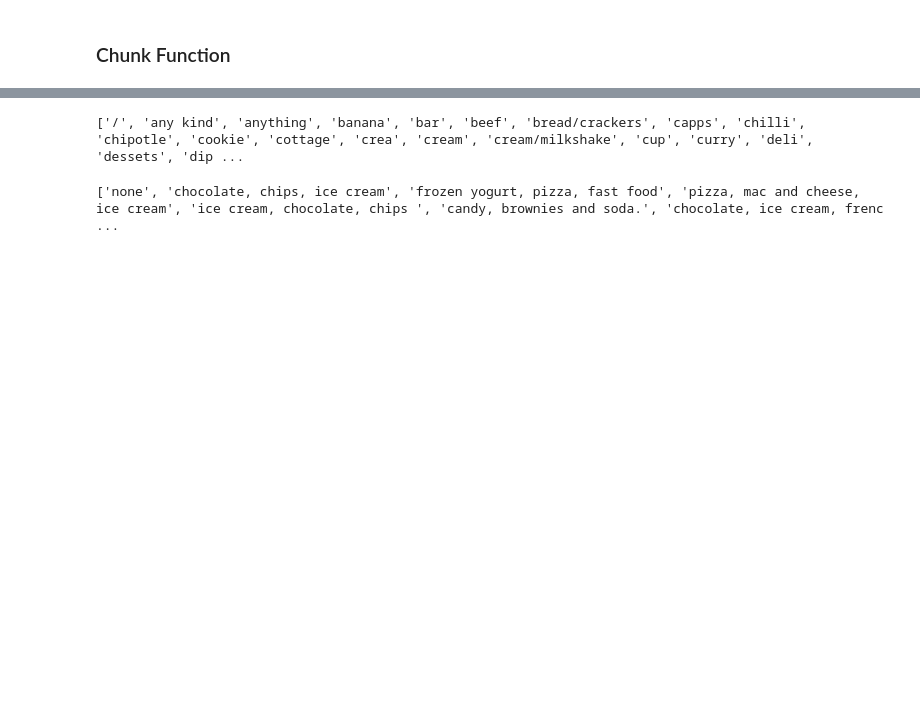
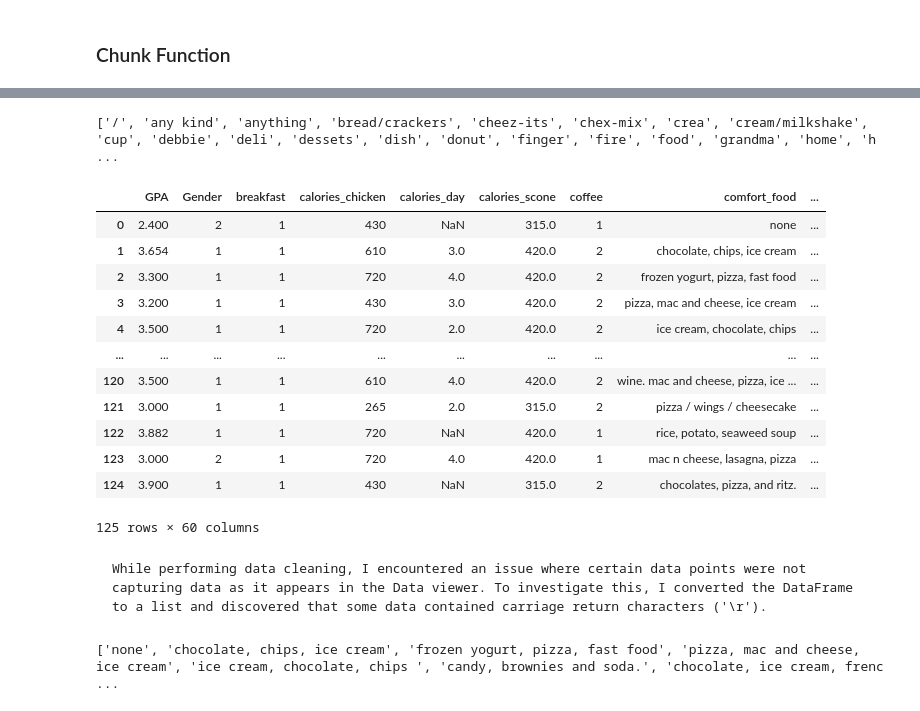
Before and after one commit to leedh7878/DanielLee_Project_Portfolio, a Jupyter notebook: Food_Choice/src/Food_Choice_ Data_Cleansing.ipynb, the cells around one changed output, grey strips where cells are left out. Drawn from its saved outputs; the diff is of its cells as text; code cells hidden in the pictures; blank space fills up the shorter version.

```diff
--- a/Food_Choice/src/Food_Choice_ Data_Cleansing.ipynb
+++ b/Food_Choice/src/Food_Choice_ Data_Cleansing.ipynb
@@ -336,10 +333,11 @@ print(sorted(set(flat_list_1st))) #TODO check the output
 
 #### I manually removed certain words from the list that were not appropriate for describing food.
 # %%
-list_keep_1st = ['almond', 'banana sandwich', 'beef jerky', 'bread',  'broccoli', 'brownie', 'burger', 'burrito', 'butter', 'butter naan', 'cake', 'candy', 'candy bar','carrot', 'cereal', 'cheese', 'cheeseburger', 'cheesecake', 'cheez-its', 'chex-mix', 'chicken', 'chicken curry', 'chicken finger', 'chicken nugget', 'chicken wing',  'chip', 'chocolate', 'chocolate bar', 'chocolate brownie', 'chocolate ice cream', 'coffee', 'cookie dough', 'cooky', 'cornbread', 'cottage cheese', 'deli sandwhich', 'doritos', 'doughnut', 'egg', 'fast food', 'fritos', 'fruit', 'fruit snack', 'fry', 'grape', 'hamburger', 'ice capps', 'ice cream', 'kit kat', 'lasagna', 'macaroni', 'macaroon', 'mcdonalds', 'meatball sub', 'milkshake', 'moes', 'mozzarella stick', 'none', 'noodle', 'nugget', 'nutella', 'omelet', 'pasta', 'peanut butter', 'peanut butter sandwich', 'pepper', 'pepsi', 'pierogies', 'pizza', 'pizza chocolate chip', 'pizza cooky steak', 'plantain chip', 'popcorn', 'pot pie', 'potato', 'potato chip', 'potato soup', 'pretzel', 'protein bar', 'quinoa', 'ranch', 'reese', 'rice', 'ritz', 'salsa', 'salty snack', 'slim jims', 'snack', 'soda', 'soup', 'spaghetti', 'sponge candy', 'squash', 'sub', 'sushi', 'terra chip', 'tikka masala', 'toast', 'tomato soup', 'truffle', 'tuna sandwich', 'twizzlers', 'vinegar chip', 'watermelon', 'wine', 'wing', 'yogurt']
+list_keep_1st = ['almond', 'bagel', 'banana', 'bar', 'beef', 'bread', 'broccoli', 'brownie', 'burger', 'burrito', 'butter', 'cake', 'candy', 'capps', 'carrot', 'cereal', 'cheese', 'cheeseburger', 'cheesecake', 'chicken', 'chilli', 'chip', 'chipotle', 'chocolate', 'coffee', 'cookie', 'cooky', 'cornbread', 'cottage', 'cream', 'curry', 'dip', 'doritos', 'dough', 'doughnut', 'egg', 'fast food', 'fritos', 'fruit', 'fry', 'grape', 'hamburger', 'jerky', 'jims', 'lasagna','macaroni', 'macaroon', 'masala', 'mcdonalds', 'meatball', 'milkshake', 'mozzarella', 'naan', 'noodle', 'nugget', 'nutella', 'omelet', 'pancake', 'pasta', 'peanut', 'pepper', 'pepsi', 'pie', 'pierogies', 'pizza', 'popcorn', 'pot', 'potato', 'pretzals', 'pretzel', 'protein', 'quinoa', 'ranch', 'rice', 'ritz', 'salsa', 'salt', 'sandwhich', 'sandwich', 'slim', 'snack', 'soda', 'soup', 'spaghetti', 'squash', 'stick', 'sub', 'sushi', 'sweet', 'tikka', 'toast', 'tomato', 'truffle', 'tuna', 'twizzlers', 'vinegar', 'watermelon', 'wine', 'wing', 'yogurt']
+
 
 
 list_remove_1st = list(set(flat_list_1st)-set(list_keep_1st))
 print(sorted(list_remove_1st)) ##TODO Check what words werer sorted out
 # %% [output]
-['/', 'any kind', 'anything', 'banana', 'bar', 'beef', 'bread/crackers', 'capps', 'chilli', 'chipotle', 'cookie', 'cottage', 'crea', 'cream', 'cream/milkshake', 'cup', 'curry', 'deli', 'dessets', 'dip ...
+['/', 'any kind', 'anything', 'bread/crackers', 'cheez-its', 'chex-mix', 'crea', 'cream/milkshake', 'cup', 'debbie', 'deli', 'dessets', 'dish', 'donut', 'finger', 'fire', 'food', 'grandma', 'home', 'h ...
@@ -380,3 +344,21 @@ def find_sentences_with_word(sentences, target_words, threshold=0.85):
+# %%
+data_cleaning
+# %% [output]
+|  | GPA | Gender | breakfast | calories_chicken | calories_day | calories_scone | coffee | comfort_food | ... |
+| 0 | 2.400 | 2 | 1 | 430 | NaN | 315.0 | 1 | none | ... |
+| 1 | 3.654 | 1 | 1 | 610 | 3.0 | 420.0 | 2 | chocolate, chips, ice cream | ... |
+| 2 | 3.300 | 1 | 1 | 720 | 4.0 | 420.0 | 2 | frozen yogurt, pizza, fast food | ... |
+| 3 | 3.200 | 1 | 1 | 430 | 3.0 | 420.0 | 2 | pizza, mac and cheese, ice cream | ... |
+| 4 | 3.500 | 1 | 1 | 720 | 2.0 | 420.0 | 2 | ice cream, chocolate, chips | ... |
+| ... | ... | ... | ... | ... | ... | ... | ... | ... | ... |
+| 120 | 3.500 | 1 | 1 | 610 | 4.0 | 420.0 | 2 | wine. mac and cheese, pizza, ice ... | ... |
+| 121 | 3.000 | 1 | 1 | 265 | 2.0 | 315.0 | 2 | pizza / wings / cheesecake | ... |
+| 122 | 3.882 | 1 | 1 | 720 | NaN | 420.0 | 1 | rice, potato, seaweed soup | ... |
+| 123 | 3.000 | 2 | 1 | 720 | 4.0 | 420.0 | 1 | mac n cheese, lasagna, pizza | ... |
+| 124 | 3.900 | 1 | 1 | 430 | NaN | 315.0 | 2 | chocolates, pizza, and ritz. | ... |
+125 rows × 60 columns
+# %% [markdown]
+    While performing data cleaning, I encountered an issue where certain data points were not capturing data as it appears in the Data viewer. To investigate this, I converted the DataFrame to a list and discovered that some data contained carriage return characters ('\r').
 # %%
 # in a format of list, you can see some strings are not the same as displayed in the pandas dataframe
 print(data_nlp['comfort_food'].tolist())
```
Also changed, not shown: parts of 48 cells of this notebook, 1 other file.
